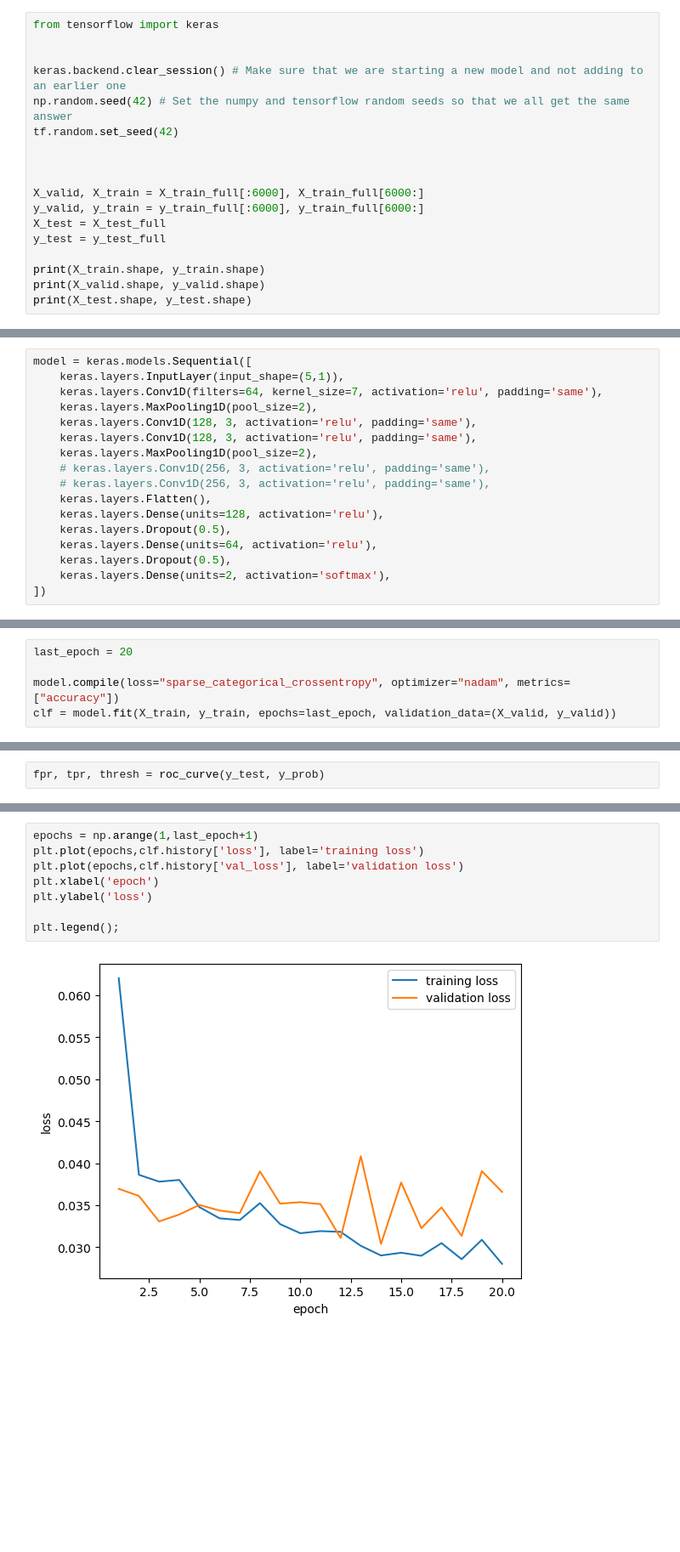
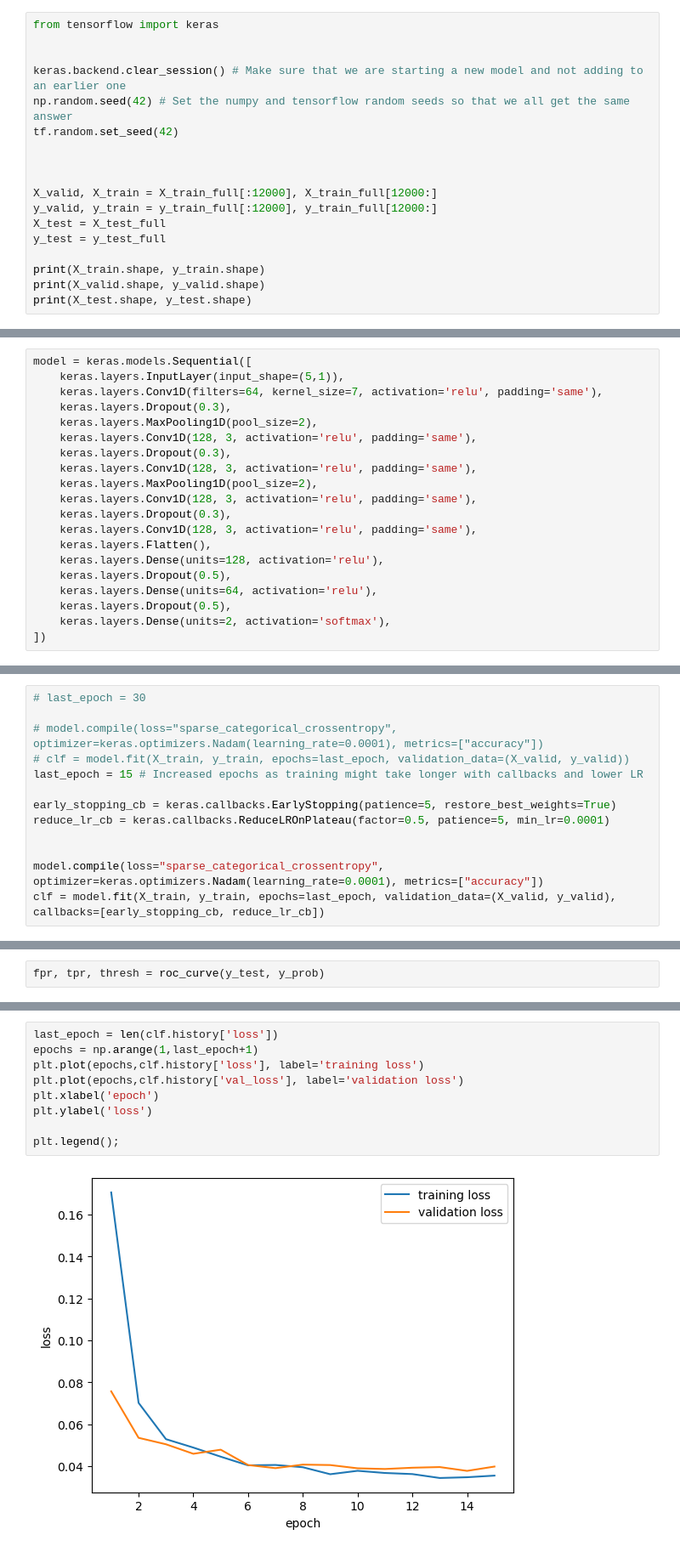
Before and after one commit to ebianchi803/astrostatistics_bicocca_2026, a Jupyter notebook: working/L22.ipynb, the cells around one changed output, grey strips where cells are left out. Shown at 85% size. Cells and saved outputs as stored; diff of their text form; blank space fills up the shorter version.

```diff
--- a/working/L22.ipynb
+++ b/working/L22.ipynb
@@ -99,8 +99,8 @@ tf.random.set_seed(42)
 
 
 
-X_valid, X_train = X_train_full[:6000], X_train_full[6000:]
-y_valid, y_train = y_train_full[:6000], y_train_full[6000:]
+X_valid, X_train = X_train_full[:12000], X_train_full[12000:]
+y_valid, y_train = y_train_full[:12000], y_train_full[12000:]
 X_test = X_test_full
 y_test = y_test_full
 
@@ -127,12 +127,15 @@ print(X_test.shape, y_test.shape)
 model = keras.models.Sequential([
     keras.layers.InputLayer(input_shape=(5,1)),
     keras.layers.Conv1D(filters=64, kernel_size=7, activation='relu', padding='same'),
+    keras.layers.Dropout(0.3),
     keras.layers.MaxPooling1D(pool_size=2),
     keras.layers.Conv1D(128, 3, activation='relu', padding='same'),
+    keras.layers.Dropout(0.3),
     keras.layers.Conv1D(128, 3, activation='relu', padding='same'),
     keras.layers.MaxPooling1D(pool_size=2),
-    # keras.layers.Conv1D(256, 3, activation='relu', padding='same'),
-    # keras.layers.Conv1D(256, 3, activation='relu', padding='same'),
+    keras.layers.Conv1D(128, 3, activation='relu', padding='same'),
+    keras.layers.Dropout(0.3),
+    keras.layers.Conv1D(128, 3, activation='relu', padding='same'),
     keras.layers.Flatten(),
     keras.layers.Dense(units=128, activation='relu'),
     keras.layers.Dropout(0.5),
@@ -166,8 +169,16 @@ Model: "sequential"
  Non-trainable params: 0 (0.00 B)
 None
 # %%
-last_epoch = 20
+# last_epoch = 30
 
-model.compile(loss="sparse_categorical_crossentropy", optimizer="nadam", metrics=["accuracy"])
-clf = model.fit(X_train, y_train, epochs=last_epoch, validation_data=(X_valid, y_valid))
+# model.compile(loss="sparse_categorical_crossentropy", optimizer=keras.optimizers.Nadam(learning_rate=0.0001), metrics=["accuracy"])
+# clf = model.fit(X_train, y_train, epochs=last_epoch, validation_data=(X_valid, y_valid))
+last_epoch = 15 # Increased epochs as training might take longer with callbacks and lower LR
+
+early_stopping_cb = keras.callbacks.EarlyStopping(patience=5, restore_best_weights=True)
+reduce_lr_cb = keras.callbacks.ReduceLROnPlateau(factor=0.5, patience=5, min_lr=0.0001)
+
+
+model.compile(loss="sparse_categorical_crossentropy", optimizer=keras.optimizers.Nadam(learning_rate=0.0001), metrics=["accuracy"])
+clf = model.fit(X_train, y_train, epochs=last_epoch, validation_data=(X_valid, y_valid), callbacks=[early_stopping_cb, reduce_lr_cb])
 # %% [output]
@@ -251,13 +262,14 @@ plt.ylim(0.9,1)
 # %%
+last_epoch = len(clf.history['loss'])
 epochs = np.arange(1,last_epoch+1)
 plt.plot(epochs,clf.history['loss'], label='training loss')
 plt.plot(epochs,clf.history['val_loss'], label='validation loss')
 plt.xlabel('epoch')
 plt.ylabel('loss')
 
 plt.legend();
 # %% [output]
-[figure, old version]
+[figure, new version]
 # %%
 epochs = np.arange(1,last_epoch+1)
 plt.plot(epochs,clf.history['accuracy'], label='training accuracy')
```
Also changed, not shown: parts of 11 cells of this notebook.
